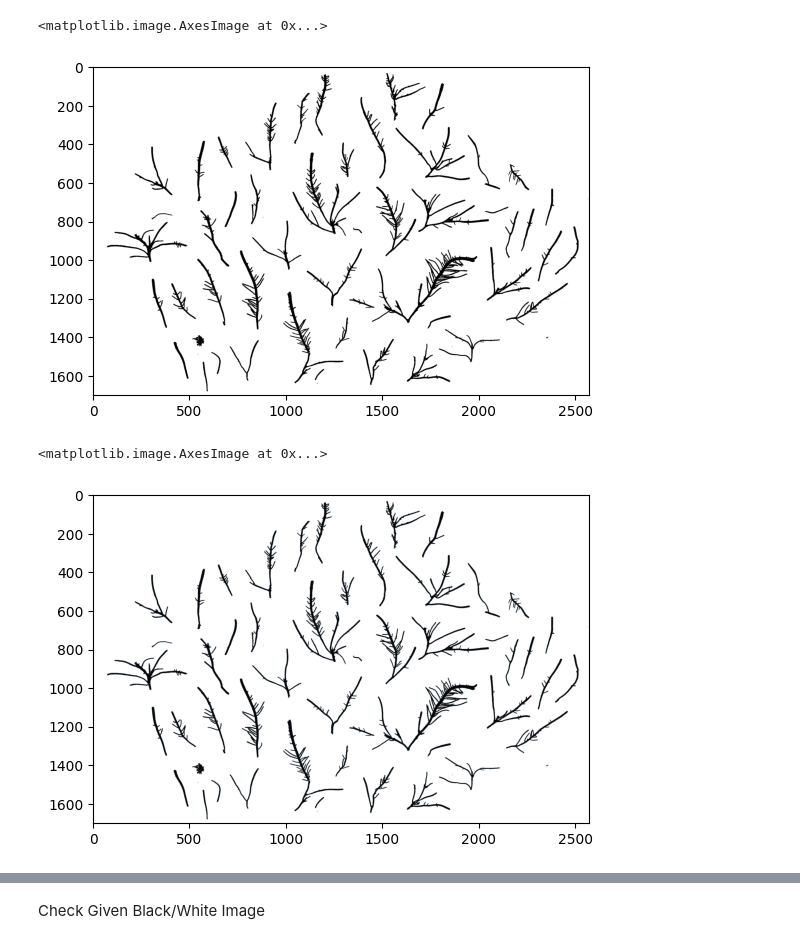
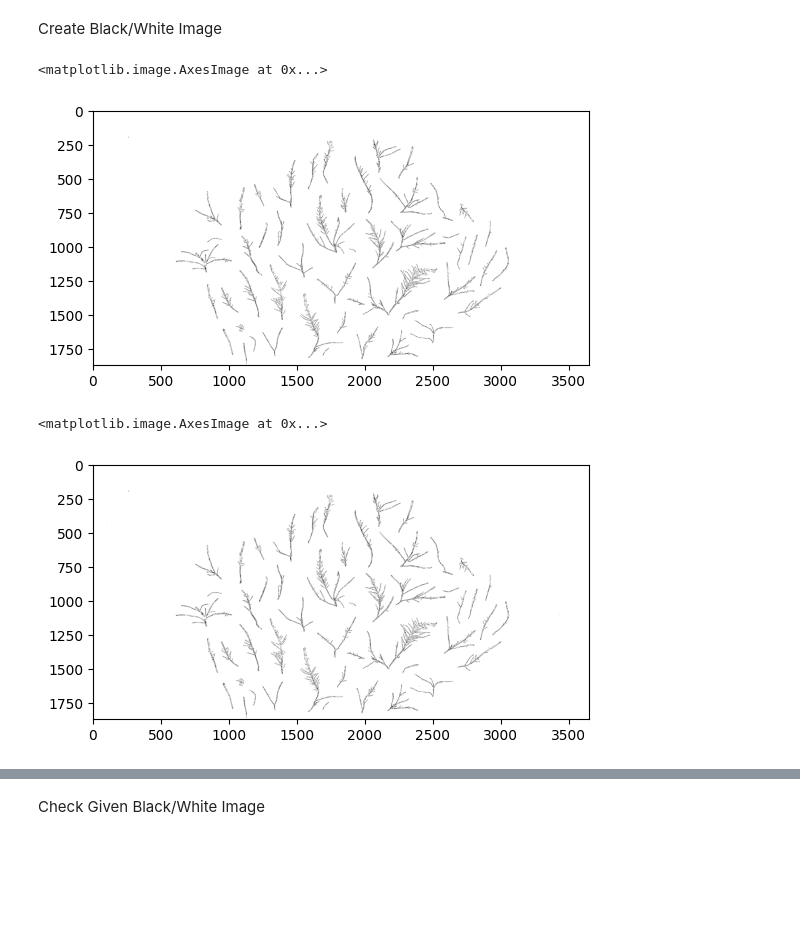
Before and after one commit to ConnnorM/Image_Processing_Lab, a Jupyter notebook: cv2.ipynb, the cells around one changed output, grey strips where cells are left out. Cells and saved outputs as stored; diff of their text form; code cells hidden in the pictures; blank space fills up the shorter version.

```diff
--- a/cv2.ipynb
+++ b/cv2.ipynb
@@ -5,7 +7,9 @@ import cv2
 %matplotlib inline
 
 # Pick one of the cropped images
-image = cv2.imread('./cropped_photos/Lithothrix.aspergillum_SC_P_SA_8Mar2024_3_cropped.jpg')
+image = cv2.imread('./cropped_photos/Lithothrix_original_cropped.jpg')
+
+# image = cv2.imread('./original_photos/Lithothrix.aspergillum_SC_P_SA_8Mar2024_3.jpg')
 # image = cv2.imread('./cropped_photos/Laurencia.pacifica_CS_P_19Feb2024_1_cropped.png')
 # image = cv2.imread('./cropped_photos/Laurencia.pacifica_CS_SA_19Feb2024_1_cropped.png')
 # image = cv2.imread('./cropped_photos/Plocamium.pacificum_LC_P_SA_26Jan2024_2_cropped.jpg')
@@ -29,7 +33,12 @@ plt.imshow(image_copy)
+# %% [markdown]
+Create Black/White Image
 # %%
 # Create the range of colors that you want to *filter out*
+# The idea here is to get the darkest shade in the background
+# and everything lighter, all the way up to pure white.
+
 # Darkest blue for background
-lower_blue = np.array([40,50,80])
+lower_blue = np.array([1,1,1])
 # Lightest blue for background
 upper_blue = np.array([255,255,255])
 # %%
@@ -40,13 +49,14 @@ mask = cv2.inRange(image_copy, lower_blue, upper_blue)
 plt.imshow(mask, cmap='gray')
 # %% [output]
 <matplotlib.image.AxesImage at 0x...>
-[figure, old version]
+[figure, new version]
 # %%
 # Make a copy of the original image and apply the mask to it.
 # You can choose what color to set the background to using the second line
 masked_image = np.copy(image_copy)
 masked_image[mask != 0] = [255, 255, 255]
+masked_image[masked_image != 255] = 0
 plt.imshow(masked_image)
 # %% [output]
 <matplotlib.image.AxesImage at 0x...>
-[figure, old version]
+[figure, new version]
```
Also changed, not shown: parts of 11 cells of this notebook, 3 other files.
